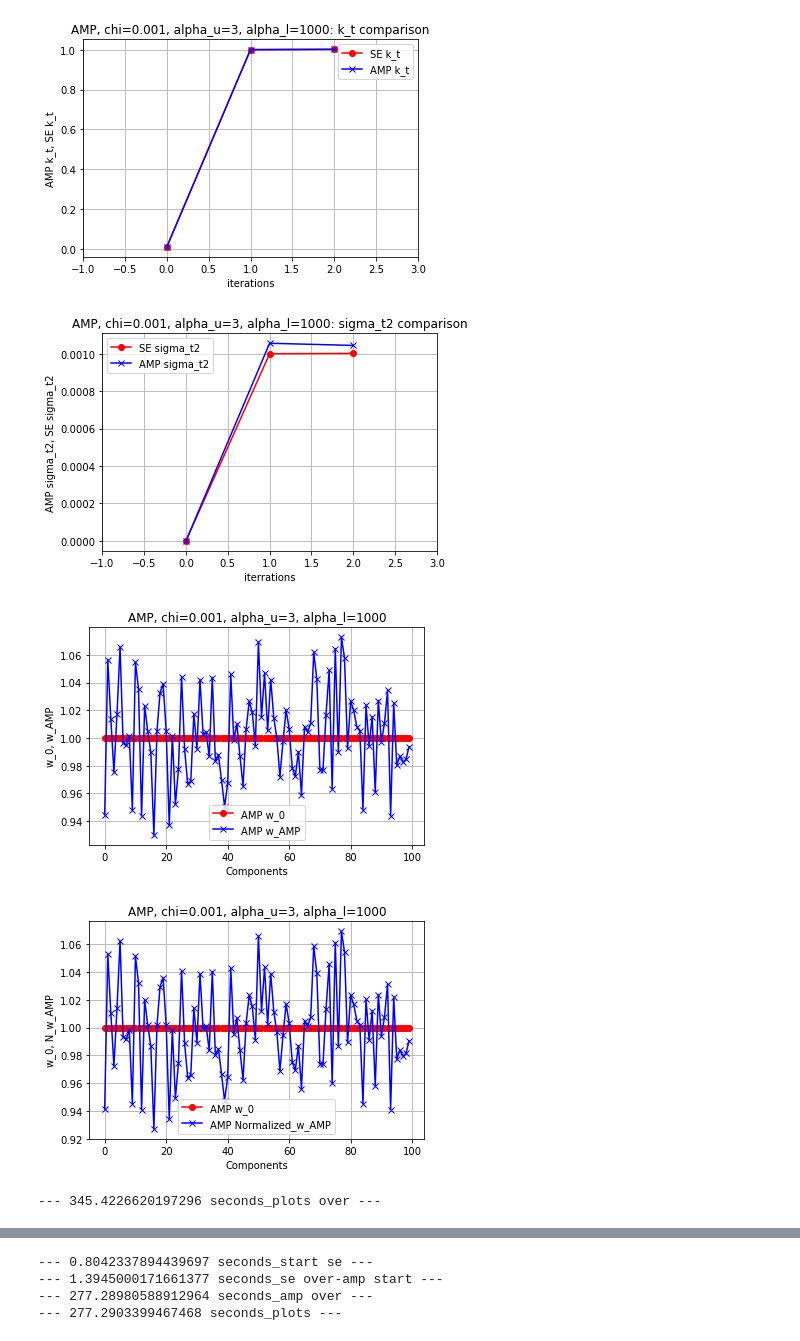
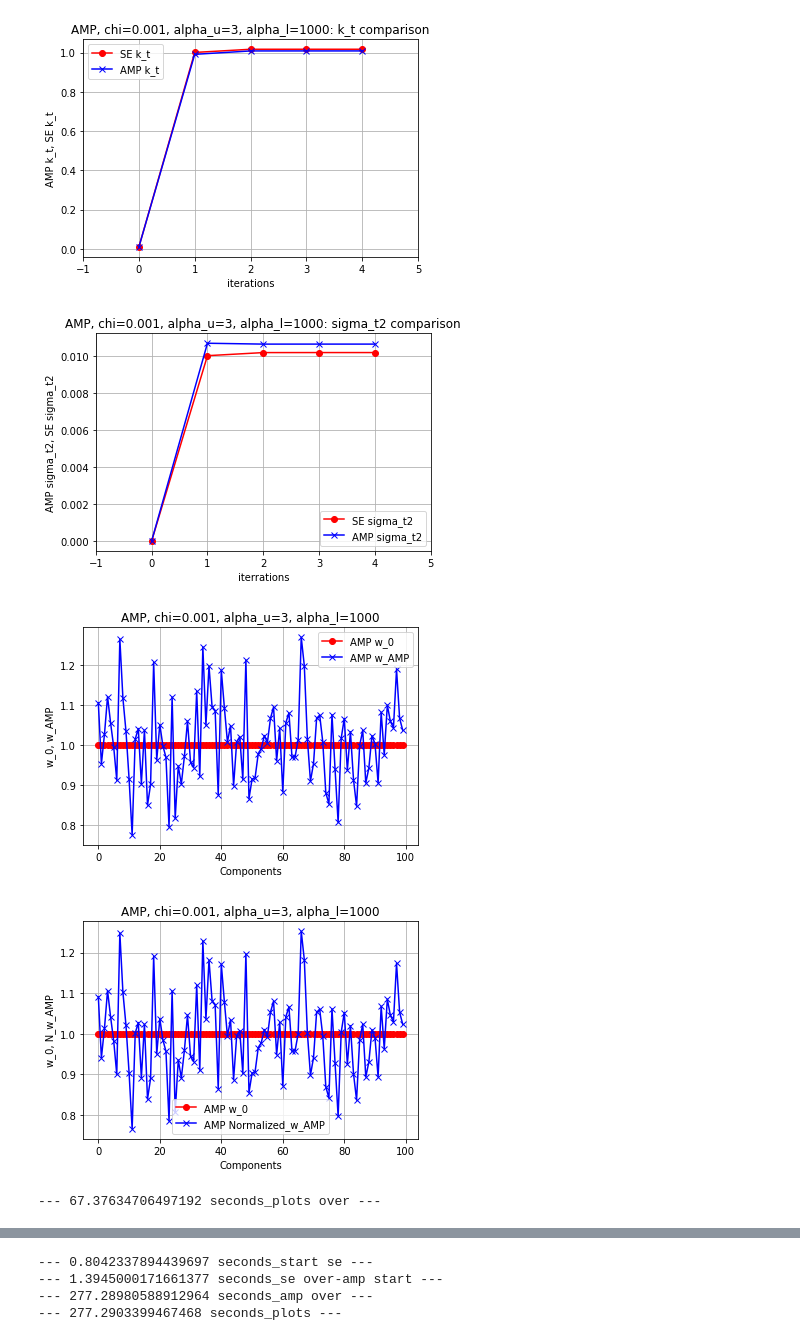
Before and after one commit to guxiaosi/Variational-Bayes, a Jupyter notebook: AMP for Gaussian labeled-unlabeled.ipynb, the cells around one changed output, grey strips where cells are left out. Saved outputs shown, nothing was run; the diff lists cells and outputs as text; code cells hidden in the pictures.

```diff
--- a/AMP for Gaussian labeled-unlabeled.ipynb
+++ b/AMP for Gaussian labeled-unlabeled.ipynb
@@ -38,11 +38,11 @@ cov = np.identity(n)
 x = np.zeros((m, n))
 for i in range(m):
     if random.uniform(0, 1) > 0.5:
+        x[i] = np.random.multivariate_normal(mean2, cov)
+    else:
         x[i] = np.random.multivariate_normal(mean1, cov)
-    else:
-        x[i] = np.random.multivariate_normal(mean2, cov)
 
-m_la = 100000 #labeled data
+m_la = 10000 #labeled data
 alpha_l = m_la/n
 
 x_data = np.zeros((m_la, n))
@@ -131,9 +131,9 @@ def se2(chi):
     return k_collect_se2,sigma2_collect_se2,iter_se2
 
 print("--- %s seconds_start se ---" % (time.time() - start_time))
-se2_update = se2(0.001)
+se2_update = se2(0.01)
 print("--- %s seconds_se over-amp start ---" % (time.time() - start_time))
-amp2_update = amp2(0.001)
+amp2_update = amp2(0.01)
 print("--- %s seconds_amp over ---" % (time.time() - start_time))
 
 idx_se2 = []
@@ -202,5 +202,5 @@ print("--- %s seconds_plots over ---" % (time.time() - start_time))
-[figure, old version]
+[figure, new version]
-[figure, old version]
+[figure, new version]
-[figure, old version]
+[figure, new version]
-[figure, old version]
+[figure, new version]
---- 345.4226620197296 seconds_plots over ---
+--- 67.37634706497192 seconds_plots over ---
```
Also changed, not shown: parts of 124 cells of this notebook.
